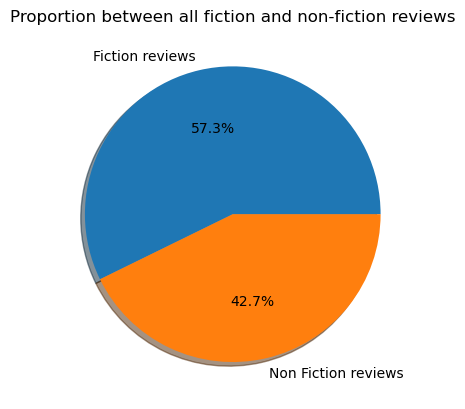
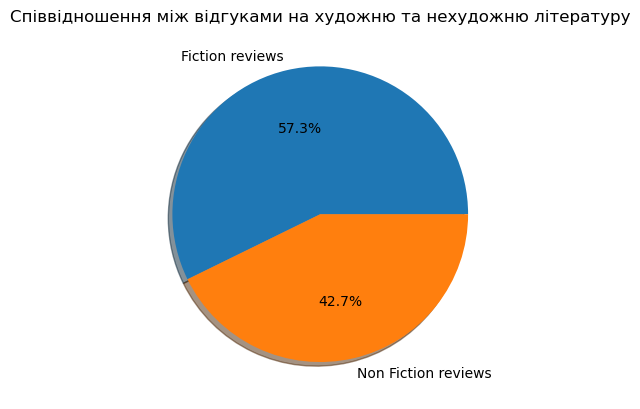
The notebook cell's code change between the first figure and the second:
--- before
+++ after
@@ -6,3 +6,4 @@
 labels  = ['Fiction reviews', 'Non Fiction reviews']
 plt.pie(data,labels=labels,shadow=True,autopct='%1.1f%%', )
-plt.title("Proportion between all fiction and non-fiction reviews")
+plt.title("Співвідношення між відгуками на художню та нехудожню літературу")
+plt.show()

Commit: Finished hw